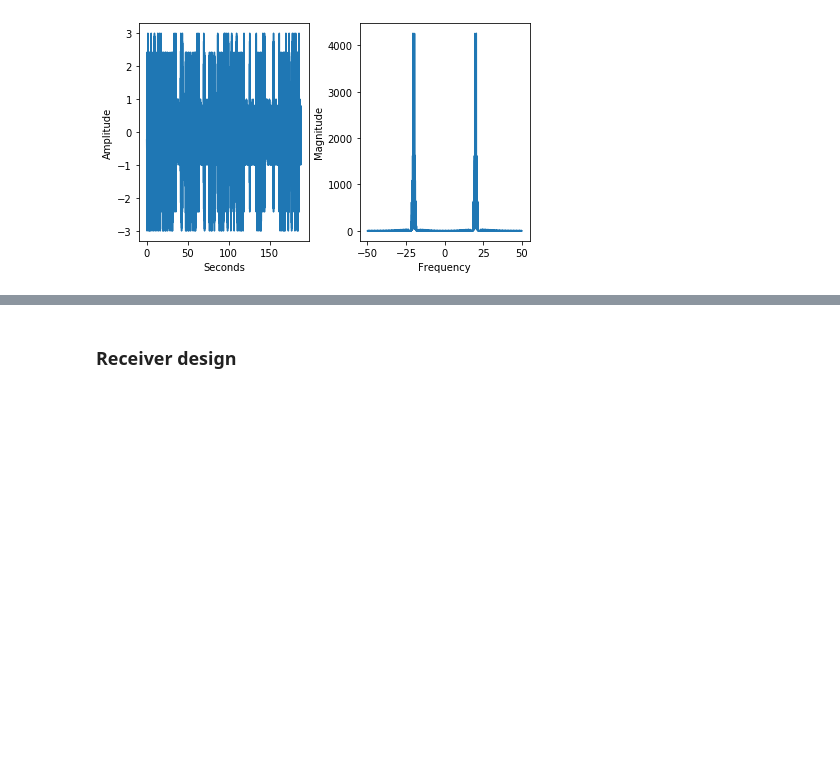
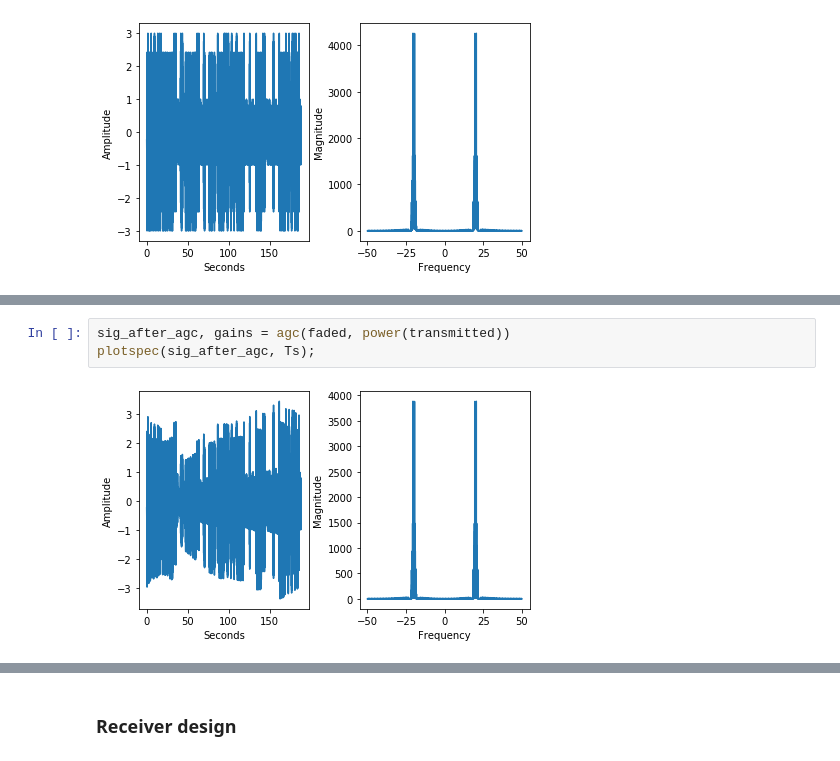
Before and after one commit to mohantyk/srd, a Jupyter notebook: Chap9.ipynb, the cells around one changed output, grey strips where cells are left out. Saved outputs shown, nothing was run; the diff lists cells and outputs as text; blank space fills up the shorter version.

```diff
--- a/Chap9.ipynb
+++ b/Chap9.ipynb
@@ -50,0 +65,5 @@ plotspec(transmitted, 1/M);
+# %%
+sig_after_agc, gains = agc(faded, power(transmitted))
+plotspec(sig_after_agc, Ts);
+# %% [output]
+[figure, added]
```
Also changed, not shown: parts of 14 cells of this notebook, 1 other file.
